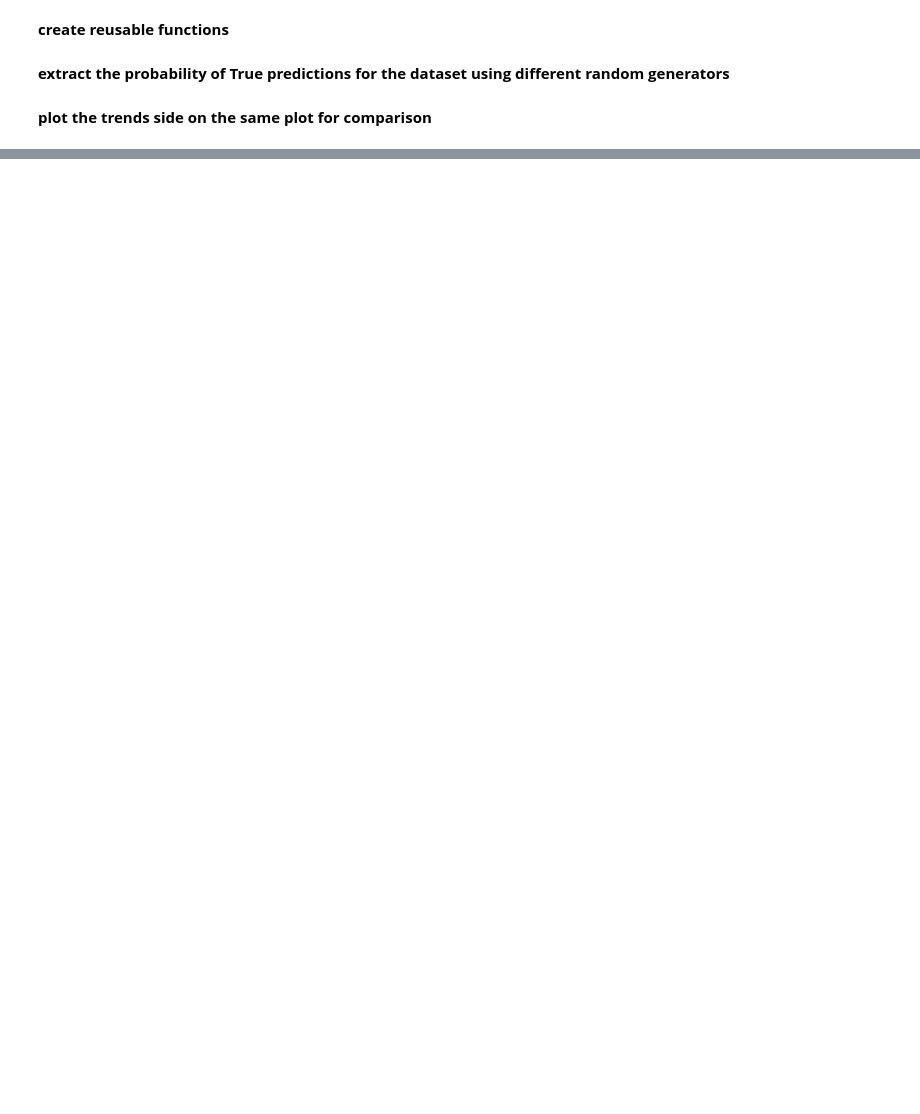
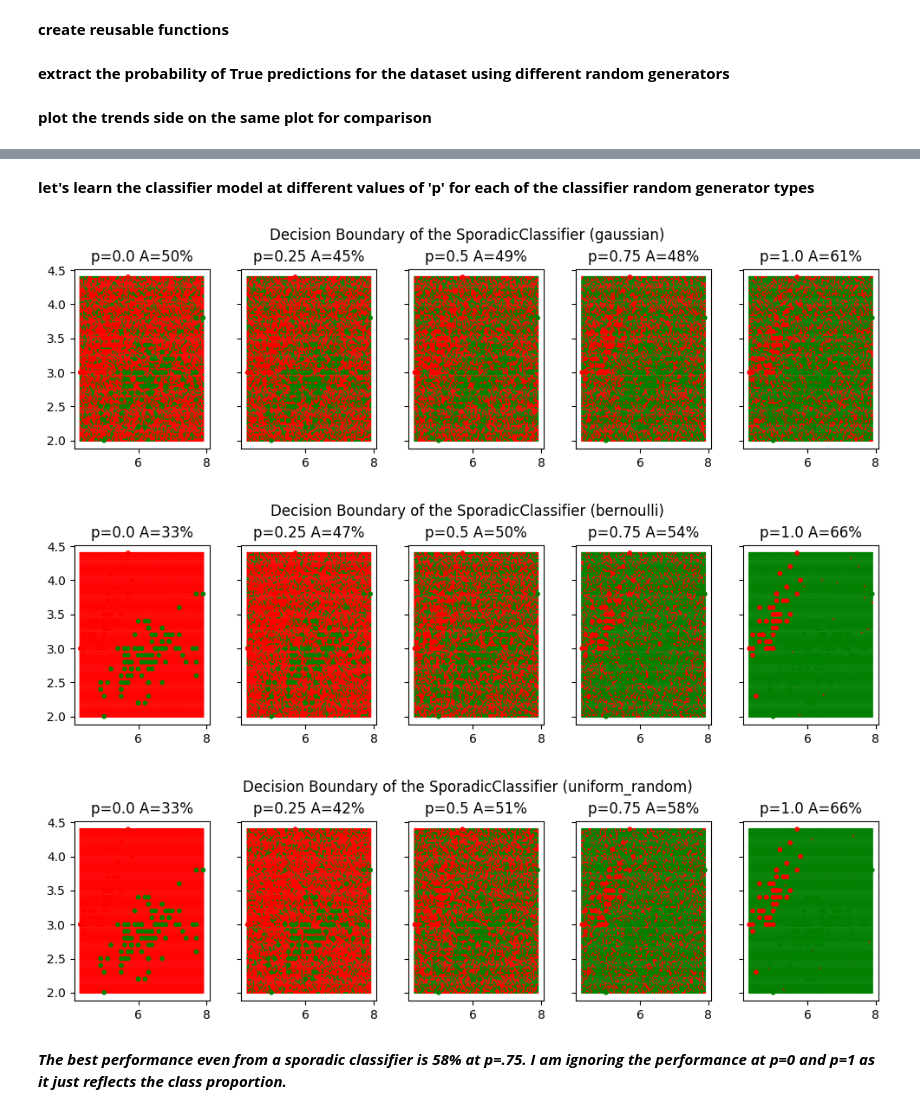
Before and after one commit to sudarsun/DA5401-2024, a Jupyter notebook: Assignment4-Solution.ipynb, the cells around one changed output, grey strips where cells are left out. Drawn from its saved outputs; the diff is of its cells as text; code cells hidden in the pictures; blank space fills up the shorter version.

```diff
--- a/Assignment4-Solution.ipynb
+++ b/Assignment4-Solution.ipynb
@@ -89,0 +180,28 @@ __if the number of samples is increased, the plots tend to understandably become
+# %% [markdown]
+__let's learn the classifier model at different values of 'p' for each of the classifier random generator types__
+# %%
+# iterate over the methods.
+for rand_type in ['gaussian', 'bernoulli', 'uniform_random']:
+    fig, axes = plt.subplots(1, 5, sharey='row')
+    fig.suptitle(f'Decision Boundary of the SporadicClassifier ({rand_type})')
+    # reduce the width and height if your screen size is smaller!
+    fig.set_figwidth(10)
+    fig.set_figheight(3)
+    fig.tight_layout()
+    # iterate over the p-values.
+    for p in enumerate(np.arange(0, 1.1, 0.25)):
+        # create the instance of the classifier.
+        classifier = SporadicClassifier(p = p[1], method = rand_type)
+        # the fit() method is rhetoric, so we don't have to fit the model.
+        # go for prediction directly.
+        yyhat = classifier.predict(xx)
+        # compute the accuracy of the classifier
+        accuracy = int(100 * np.sum(yyhat == yy) / len(yy))
+        # call the visualization helper to plot.
+        visualize_decision_boundary(df_x, yy, classifier, axes[p[0]], f"p={p[1]} A={accuracy}%")
+# %% [output]
+[figure, added]
+[figure, added]
+[figure, added]
+# %% [markdown]
+___The best performance even from a sporadic classifier is 58% at p=.75.  I am ignoring the performance at p=0 and p=1 as it just reflects the class proportion.___
```
Also changed, not shown: parts of 11 cells of this notebook.
